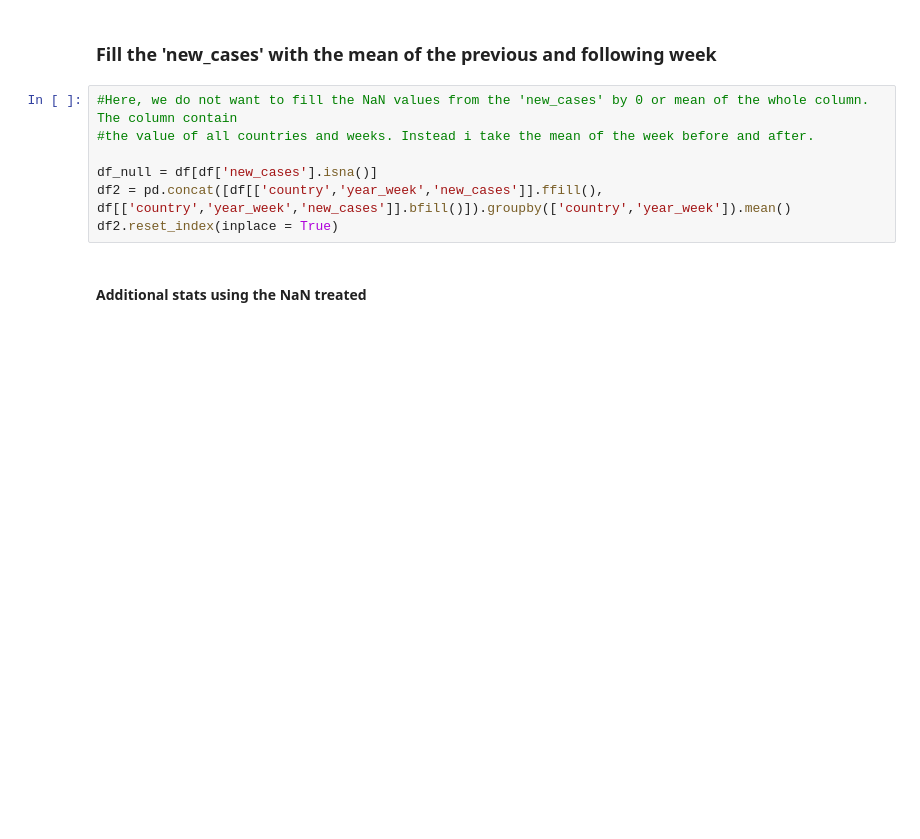
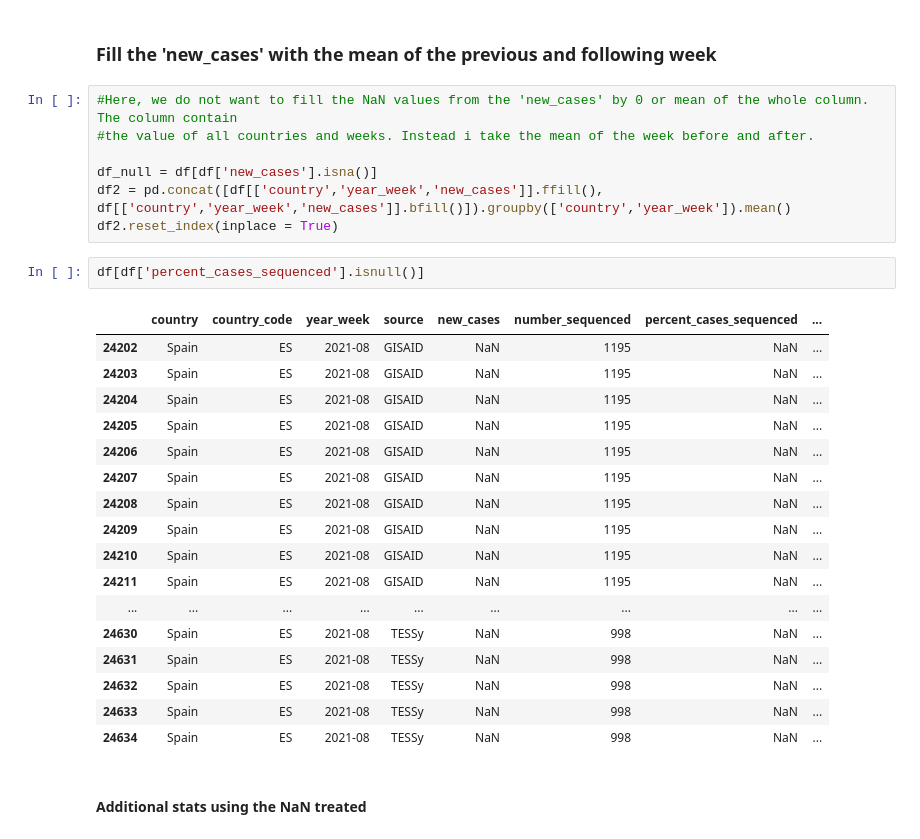
Before and after one commit to AdrienOliva/DS_Exercice, a Jupyter notebook: COVID_World.ipynb, the cells around one changed output. Cells and saved outputs as stored; diff of their text form; blank space fills up the shorter version.

```diff
--- a/COVID_World.ipynb
+++ b/COVID_World.ipynb
@@ -34,5 +35,25 @@ dtype: int64
 df_null = df[df['new_cases'].isna()]
 df2 = pd.concat([df[['country','year_week','new_cases']].ffill(), df[['country','year_week','new_cases']].bfill()]).groupby(['country','year_week']).mean()
 df2.reset_index(inplace = True)
+# %%
+df[df['percent_cases_sequenced'].isnull()]
+# %% [output]
+|  | country | country_code | year_week | source | new_cases | number_sequenced | percent_cases_sequenced | ... |
+| 24202 | Spain | ES | 2021-08 | GISAID | NaN | 1195 | NaN | ... |
+| 24203 | Spain | ES | 2021-08 | GISAID | NaN | 1195 | NaN | ... |
+| 24204 | Spain | ES | 2021-08 | GISAID | NaN | 1195 | NaN | ... |
+| 24205 | Spain | ES | 2021-08 | GISAID | NaN | 1195 | NaN | ... |
+| 24206 | Spain | ES | 2021-08 | GISAID | NaN | 1195 | NaN | ... |
+| 24207 | Spain | ES | 2021-08 | GISAID | NaN | 1195 | NaN | ... |
+| 24208 | Spain | ES | 2021-08 | GISAID | NaN | 1195 | NaN | ... |
+| 24209 | Spain | ES | 2021-08 | GISAID | NaN | 1195 | NaN | ... |
+| 24210 | Spain | ES | 2021-08 | GISAID | NaN | 1195 | NaN | ... |
+| 24211 | Spain | ES | 2021-08 | GISAID | NaN | 1195 | NaN | ... |
+| ... | ... | ... | ... | ... | ... | ... | ... | ... |
+| 24630 | Spain | ES | 2021-08 | TESSy | NaN | 998 | NaN | ... |
+| 24631 | Spain | ES | 2021-08 | TESSy | NaN | 998 | NaN | ... |
+| 24632 | Spain | ES | 2021-08 | TESSy | NaN | 998 | NaN | ... |
+| 24633 | Spain | ES | 2021-08 | TESSy | NaN | 998 | NaN | ... |
+| 24634 | Spain | ES | 2021-08 | TESSy | NaN | 998 | NaN | ... |
 # %% [markdown]
 #### Additional stats using the NaN treated
```
Also changed, not shown: parts of 13 cells of this notebook.
